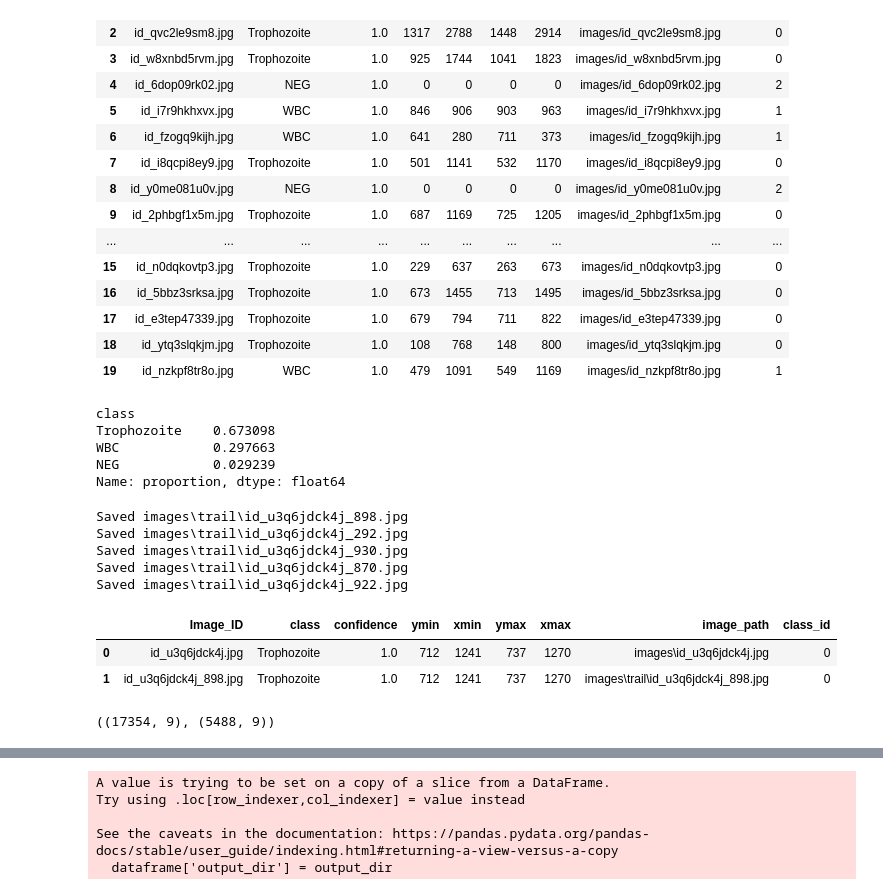
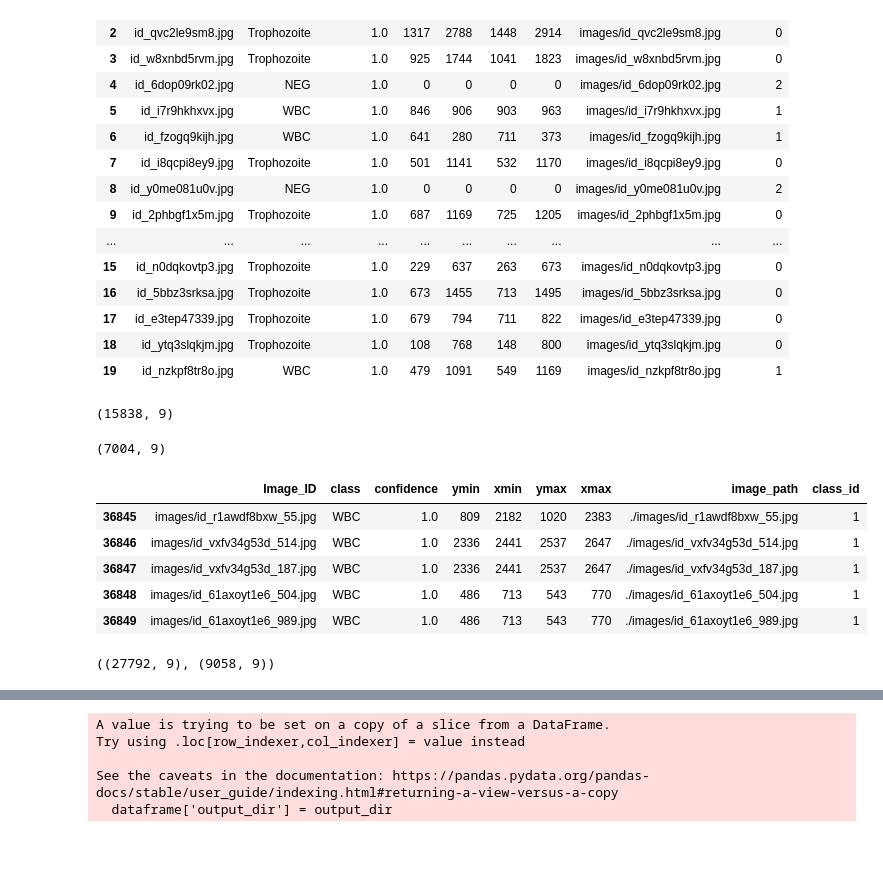
Before and after one commit to michaelgobz/lacuna-Malaraia-Detection, a Jupyter notebook: Lacuna_Malaria_Detection_work_space.ipynb, the cells around one changed output, grey strips where cells are left out. Cells and saved outputs as stored; diff of their text form; code cells hidden in the pictures; blank space fills up the shorter version.

Commit message:
updated to add the raw data that arguements the lesser class

```diff
--- a/Lacuna_Malaria_Detection_work_space.ipynb
+++ b/Lacuna_Malaria_Detection_work_space.ipynb
@@ -125,12 +125,9 @@ train.head(20)
 # %%
 # preview the raw distributon of classes in the dataset
 train['class'].value_counts(normalize = True)
+train[train['class'] == 'Trophozoite'].shape
 # %% [output]
-class
-Trophozoite    0.673098
-WBC            0.297663
-NEG            0.029239
-Name: proportion, dtype: float64
+(15838, 9)
 # %%
 """
 Filter out NEG class (Negative images - these images have no Trophozoite nor WBC in them)
@@ -138,7 +135,7 @@ Filter out NEG class (Negative images - these images have no Trophozoite nor WBC
 # https://github.com/ultralytics/yolov5/issues/3218
 # As this is a starter nb, we will ignore the negative images
 """
-train = train[~(train['class'] == 'NEG')].reset_index(drop = True)
+# train = train[~(train['class'] == 'NEG')].reset_index(drop = True)
 # %%
 import numpy as np
 
@@ -154,7 +151,7 @@ transform = T.Compose([                         # Resize to YOLO input size
 
 # Function to apply the transformation pipeline to an image and save the images
 
-def save_transformed_images(train_set, output_dir, num_images=5):
+def save_transformed_images(train_set, output_dir, num_images=2):
     """
     Apply transformations to an image multiple times and save each result as a new image.
 
@@ -164,10 +161,13 @@ def save_transformed_images(train_set, output_dir, num_images=5):
     - num_images: int, number of transformed images to generate.
     """
     new_train_data =  train_set.copy()
+    comparator = train_set.copy()
+
 
     for index, row in train_set.iterrows():
         # obtain row data
         data = row.to_dict()
+        if data['
 
         # Ensure output directory exists
         os.makedirs(output_dir, exist_ok=True)
@@ -184,6 +184,7 @@ def save_transformed_images(train_set, output_dir, num_images=5):
             # generate the file name and a random number for uniqueness
             file_name, file_extension = os.path.splitext(data['image_path'])
             real_file_name = file_name.split('\\')[-1]
+
 
             fully_q_name = f"{real_file_name}_{np.random.randint(1, 1000)}.jpg"
 
@@ -215,33 +216,41 @@ def save_transformed_images(train_set, output_dir, num_images=5):
     return new_train_data
 # %%
 # Generate transformed images to increase the training space
-raw_image_data = train.[train['class'] == 'WBC'].copy()
-new_train_data_set = save_transformed_images(raw_image_data, 'images', num_images=5)
-new_train_data_set.head(2)
+raw_image_data = train[train['class'] == 'WBC'].copy()
+new_train_data_set = save_transformed_images(raw_image_data, 'images')
+new_train_data_set.head()
 # %% [output]
-Saved images\trail\id_u3q6jdck4j_898.jpg
-Saved images\trail\id_u3q6jdck4j_292.jpg
-Saved images\trail\id_u3q6jdck4j_930.jpg
-Saved images\trail\id_u3q6jdck4j_870.jpg
-Saved images\trail\id_u3q6jdck4j_922.jpg
+(7004, 9)
-|  | Image_ID | class | confidence | ymin | xmin | ymax | xmax | image_path | class_id |
-| 0 | id_u3q6jdck4j.jpg | Trophozoite | 1.0 | 712 | 1241 | 737 | 1270 | images\id_u3q6jdck4j.jpg | 0 |
-| 1 | id_u3q6jdck4j_898.jpg | Trophozoite | 1.0 | 712 | 1241 | 737 | 1270 | images\trail\id_u3q6jdck4j_898.jpg | 0 |
 # %%
 # preview the raw distributon of classes in the dataset
 new_train_data_set['class'].value_counts(normalize = True)
+combine_data = pd.concat([train[train['class'] == 'Trophozoite'], new_train_data_set],ignore_index=True)
+
+# save the combined data to
+combine_data.to_csv('./data/re_sampled_train_data.csv', index=False)
+combine_data.tail()
+# %% [output]
+|  | Image_ID | class | confidence | ymin | xmin | ymax | xmax | image_path | class_id |
+| 36845 | images/id_r1awdf8bxw_55.jpg | WBC | 1.0 | 809 | 2182 | 1020 | 2383 | ./images/id_r1awdf8bxw_55.jpg | 1 |
+| 36846 | images/id_vxfv34g53d_514.jpg | WBC | 1.0 | 2336 | 2441 | 2537 | 2647 | ./images/id_vxfv34g53d_514.jpg | 1 |
+| 36847 | images/id_vxfv34g53d_187.jpg | WBC | 1.0 | 2336 | 2441 | 2537 | 2647 | ./images/id_vxfv34g53d_187.jpg | 1 |
+| 36848 | images/id_61axoyt1e6_504.jpg | WBC | 1.0 | 486 | 713 | 543 | 770 | ./images/id_61axoyt1e6_504.jpg | 1 |
+| 36849 | images/id_61axoyt1e6_989.jpg | WBC | 1.0 | 486 | 713 | 543 | 770 | ./images/id_61axoyt1e6_989.jpg | 1 |
 # %%
+# get the main data
+sampled_data = pd.read_csv(DATA_DIR / 're_sampled_train_data.csv')
+
 # Split data into training and validation
-train_unique_imgs_df = train.drop_duplicates(subset = ['Image_ID'], ignore_index = True)
+train_unique_imgs_df = sampled_data.drop_duplicates(subset = ['Image_ID'], ignore_index = True)
 X_train, X_val = train_test_split(train_unique_imgs_df, test_size = 0.25, stratify=train_unique_imgs_df['class'], random_state=42)
 
-X_train = train[train.Image_ID.isin(X_train.Image_ID)]
-X_val = train[train.Image_ID.isin(X_val.Image_ID)]
+X_train = sampled_data[sampled_data.Image_ID.isin(X_train.Image_ID)]
+X_val = sampled_data[sampled_data.Image_ID.isin(X_val.Image_ID)]
 
 # Check shapes of training and validation data
 X_train.shape, X_val.shape
 # %% [output]
-((17354, 9), (5488, 9))
+((27792, 9), (9058, 9))
 # %%
 # Preview target distribution, seems there a class imbalance that needs to be handled
 X_train['class'].value_counts(normalize = True), X_val['class'].value_counts(normalize = True)
```
Also changed, not shown: parts of 2 cells of this notebook, 1 other file.
